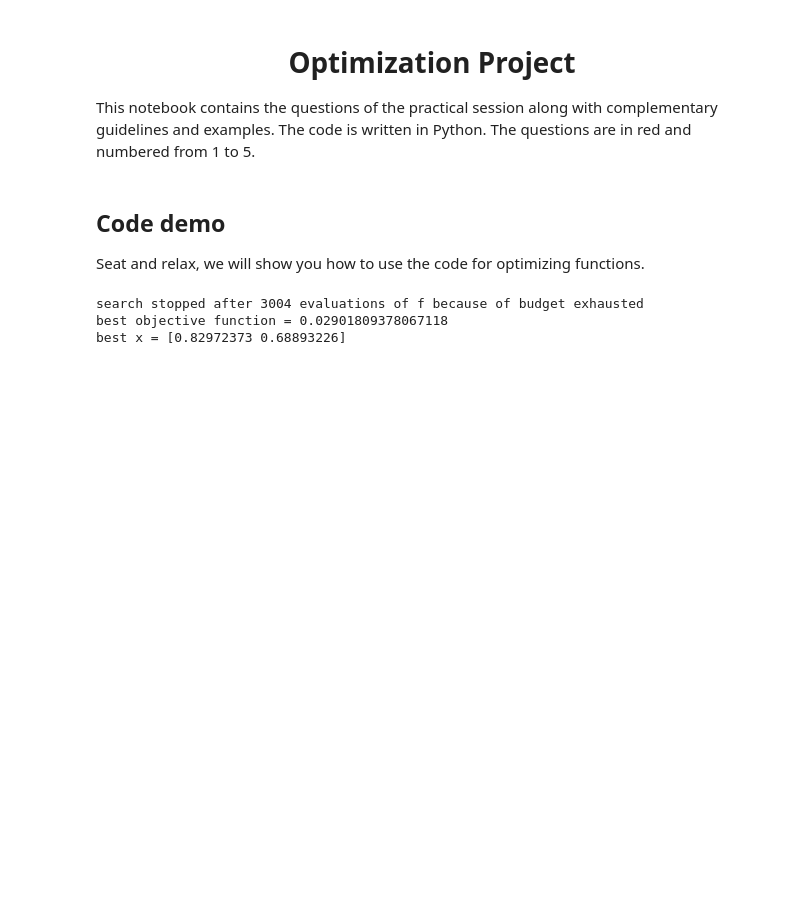
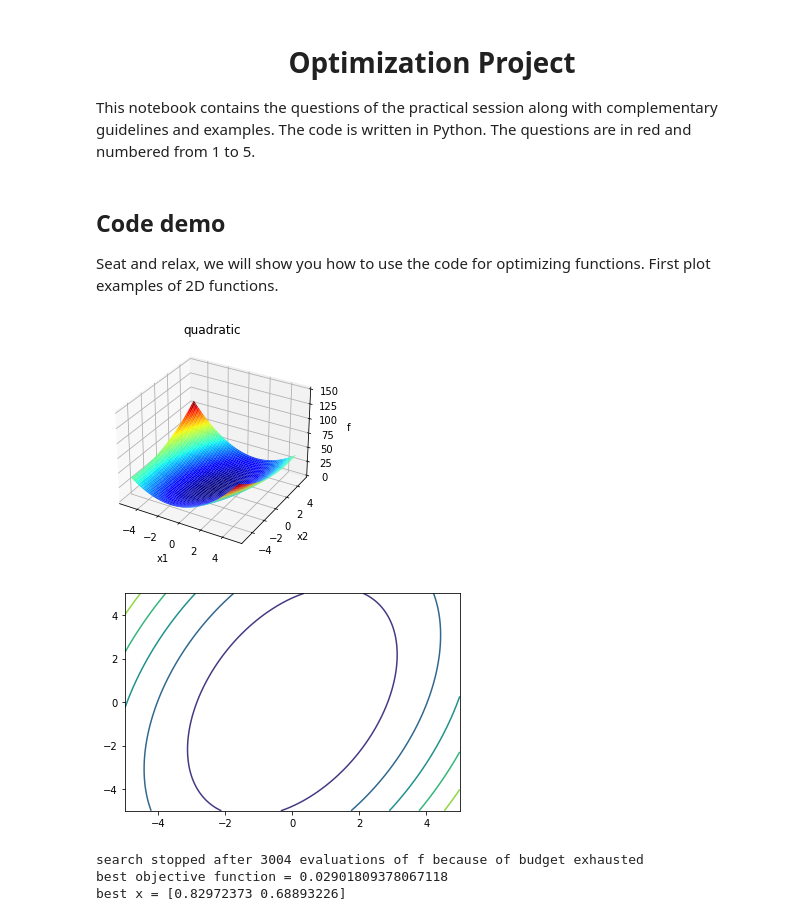
Before and after one commit to rleriche/Optimization_AI_Cotonou_2022, a Jupyter notebook: Code/project.ipynb, the cells around one changed output. Drawn from its saved outputs; the diff is of its cells as text; code cells hidden in the pictures; blank space fills up the shorter version.

Commit message:
3D plots in notebook

```diff
--- a/Code/project.ipynb
+++ b/Code/project.ipynb
@@ -6,6 +6,45 @@ This notebook contains the questions of the practical session along with complem
 ## Code demo
 
 Seat and relax, we will show you how to use the code for optimizing functions.
+First plot examples of 2D functions.
+# %%
+import numpy as np
+import matplotlib.pyplot as plt
+import test_functions
+
+
+# function definition
+dim = 2
+LB = [-5,-5]
+UB = [5,5]
+fun = test_functions.quadratic
+
+
+# start drawing the function (necessarily dim==2)
+no_grid = 100
+#
+# execute " %matplotlib qt5 " in the spyder console for interactive 3D plots
+# " %matplotlib inline " will get back to normal docking
+x1 = np.linspace(start=LB[0], stop=UB[0],num=no_grid)
+x2 = np.linspace(start=LB[1], stop=UB[1],num=no_grid)
+x, y = np.meshgrid(x1, x2)
+xy = np.array([x,y])
+z = np.apply_along_axis(fun,0,xy)
+figure = plt.figure()
+axis = figure.gca( projection='3d')
+axis.set_zlim(0,150)
+axis.plot_surface(x, y, z, cmap='jet', shade= "false")
+plt.xlabel(xlabel="x1")
+plt.ylabel(ylabel="x2")
+plt.title(label=fun.__name__)
+axis.set_zlabel("f")
+plt.show()
+plt.contour(x,y,z)
+plt.show()
+# figure.savefig('plot.pdf')
+# %% [output]
+[figure, added]
+[figure, added]
 # %%
 import numpy as np
 import test_functions
```
